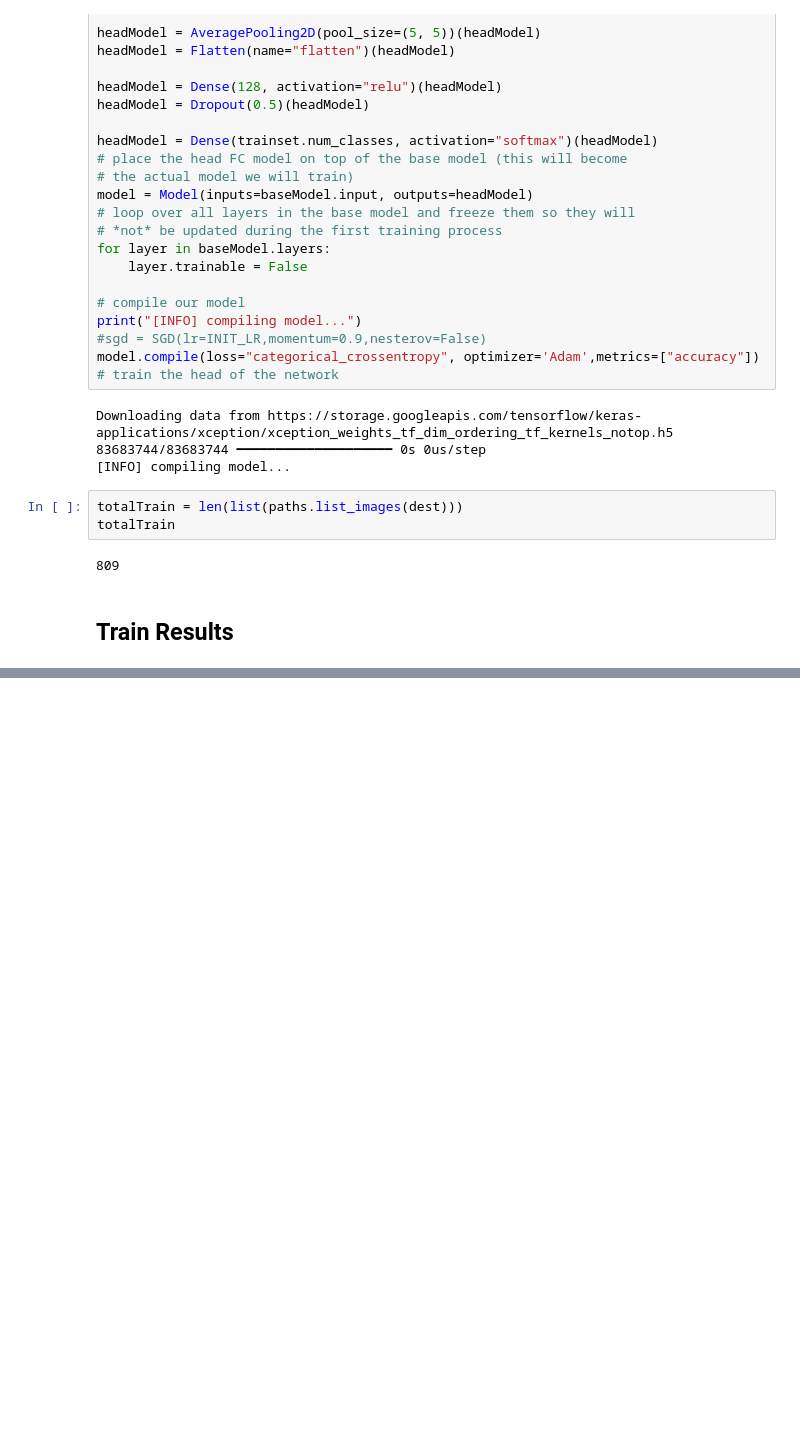
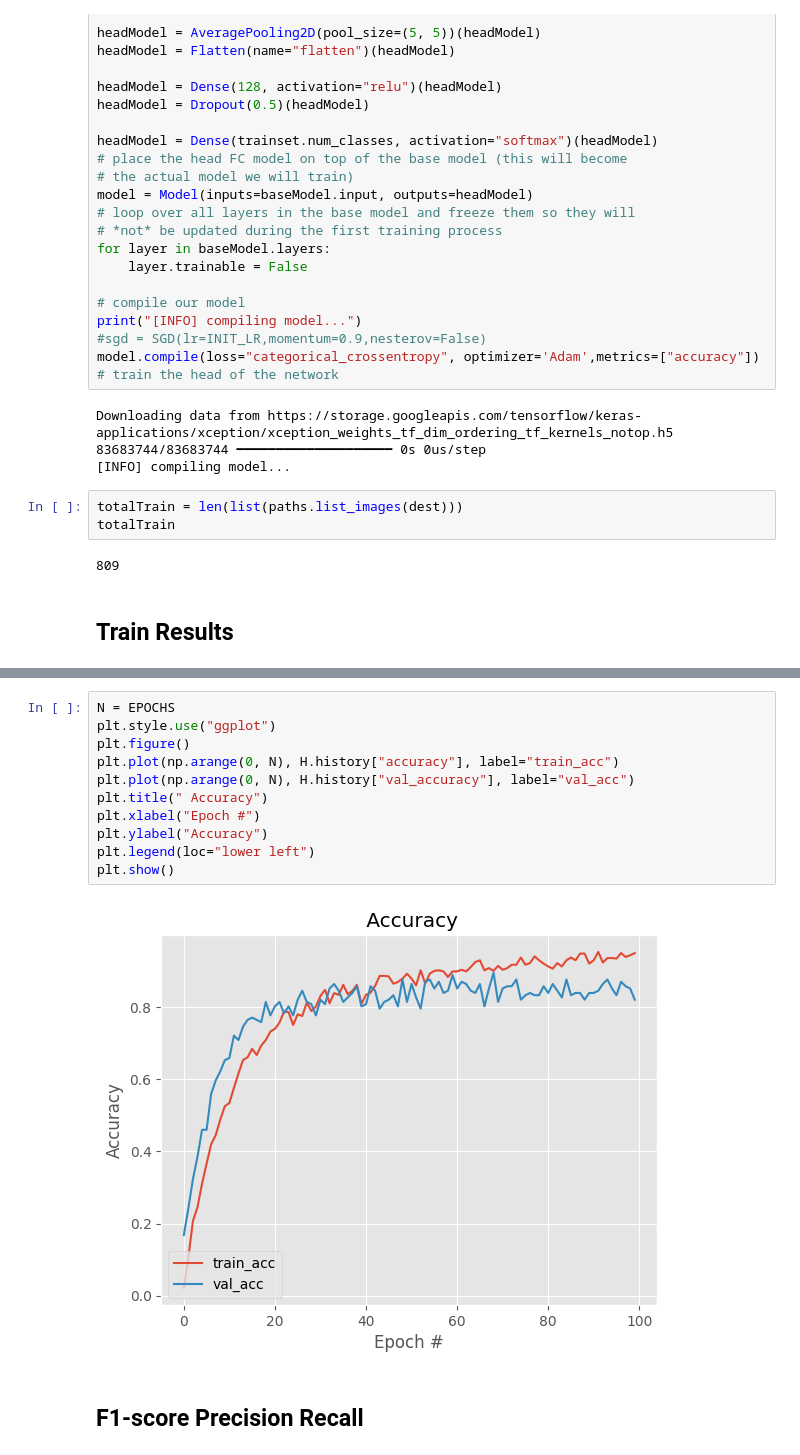
Before and after one commit to ysneef/Data-Analytics-and-Deep-Learning, a Jupyter notebook: Brand_Logo_Detection.ipynb, the cells around one changed output, grey strips where cells are left out. Drawn from its saved outputs; the diff is of its cells as text; blank space fills up the shorter version.

```diff
--- a/Brand_Logo_Detection.ipynb
+++ b/Brand_Logo_Detection.ipynb
@@ -483,0 +502,15 @@ Epoch 100/100
+# %%
+N = EPOCHS
+plt.style.use("ggplot")
+plt.figure()
+plt.plot(np.arange(0, N), H.history["accuracy"], label="train_acc")
+plt.plot(np.arange(0, N), H.history["val_accuracy"], label="val_acc")
+plt.title(" Accuracy")
+plt.xlabel("Epoch #")
+plt.ylabel("Accuracy")
+plt.legend(loc="lower left")
+plt.show()
+# %% [output]
+[figure, added]
+# %% [markdown]
+## F1-score Precision Recall
```
Also changed, not shown: parts of 13 cells of this notebook.
